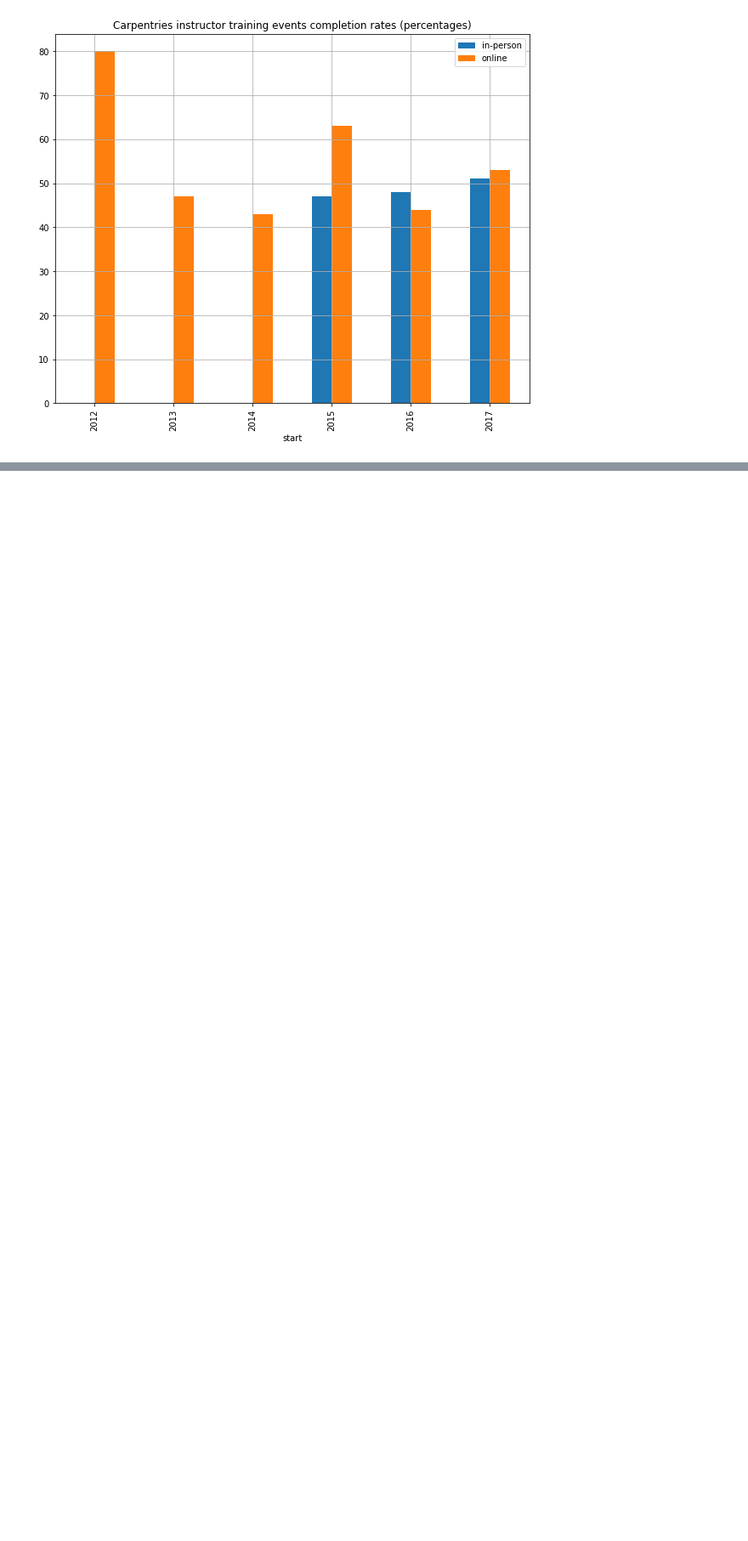
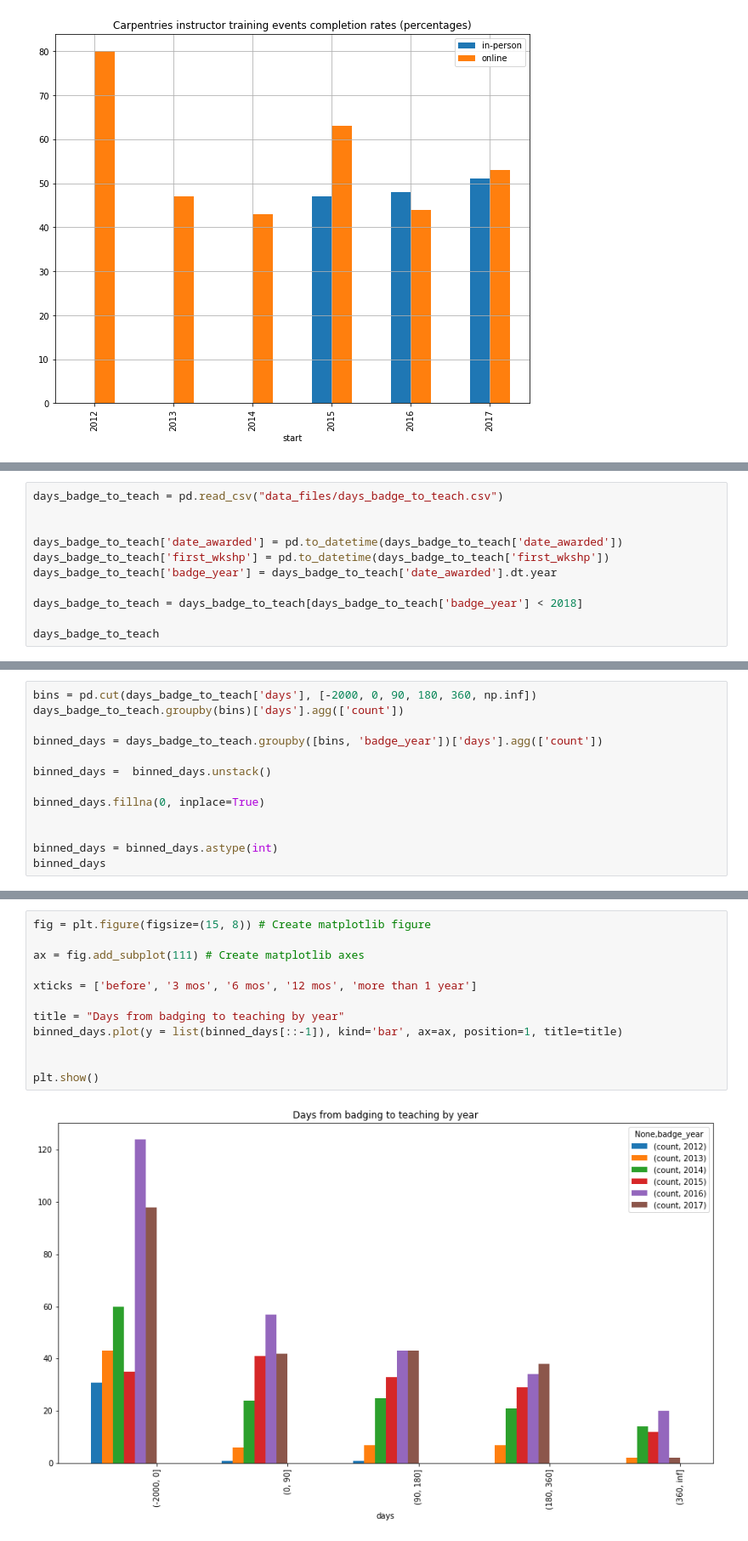
Before and after one commit to carpentries/assessment, a Jupyter notebook: programmatic-assessment/workshops/final_report_draft.ipynb, the cells around one changed output, grey strips where cells are left out. Shown at 85% size. Cells and saved outputs as stored; diff of their text form; blank space fills up the shorter version.

```diff
--- a/programmatic-assessment/workshops/final_report_draft.ipynb
+++ b/programmatic-assessment/workshops/final_report_draft.ipynb
@@ -783,0 +811,11 @@ plt.show()
+# %%
+days_badge_to_teach = pd.read_csv("data_files/days_badge_to_teach.csv")
+
+
+days_badge_to_teach['date_awarded'] = pd.to_datetime(days_badge_to_teach['date_awarded'])
+days_badge_to_teach['first_wkshp'] = pd.to_datetime(days_badge_to_teach['first_wkshp'])
+days_badge_to_teach['badge_year'] = days_badge_to_teach['date_awarded'].dt.year
+
+days_badge_to_teach = days_badge_to_teach[days_badge_to_teach['badge_year'] < 2018]
+
+days_badge_to_teach
@@ -783,0 +852,13 @@ plt.show()
+# %%
+bins = pd.cut(days_badge_to_teach['days'], [-2000, 0, 90, 180, 360, np.inf])
+days_badge_to_teach.groupby(bins)['days'].agg(['count'])
+
+binned_days = days_badge_to_teach.groupby([bins, 'badge_year'])['days'].agg(['count'])
+
+binned_days =  binned_days.unstack()
+
+binned_days.fillna(0, inplace=True)
+
+
+binned_days = binned_days.astype(int)
+binned_days
@@ -783,0 +879,14 @@ plt.show()
+# %%
+fig = plt.figure(figsize=(15, 8)) # Create matplotlib figure
+
+ax = fig.add_subplot(111) # Create matplotlib axes
+
+xticks = ['before', '3 mos', '6 mos', '12 mos', 'more than 1 year']
+
+title = "Days from badging to teaching by year"
+binned_days.plot(y = list(binned_days[::-1]), kind='bar', ax=ax, position=1, title=title)
+
+
+plt.show()
+# %% [output]
+[figure, added]
```
Also changed, not shown: parts of 18 cells of this notebook.
